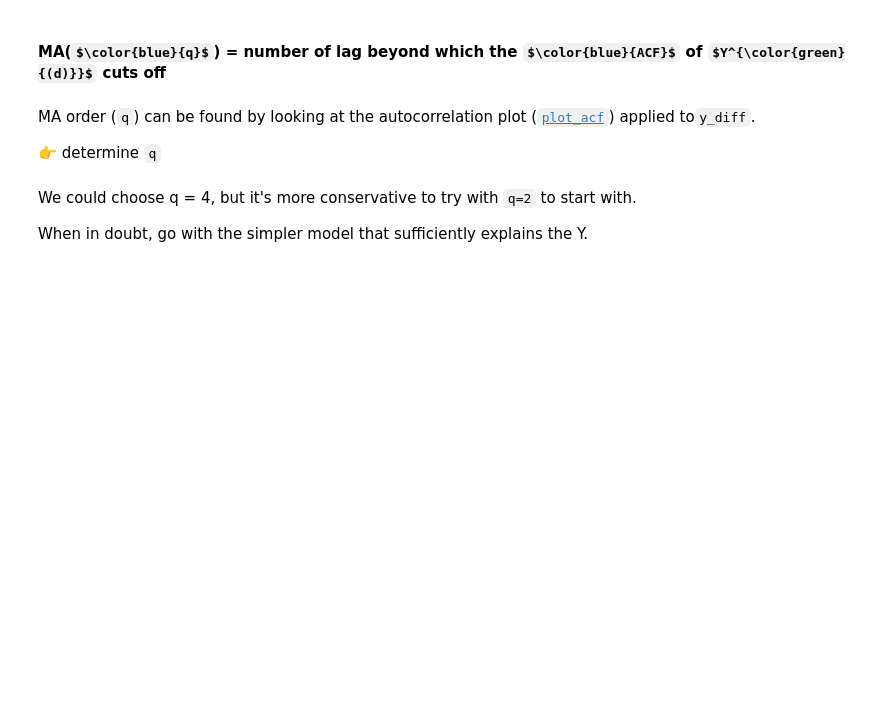
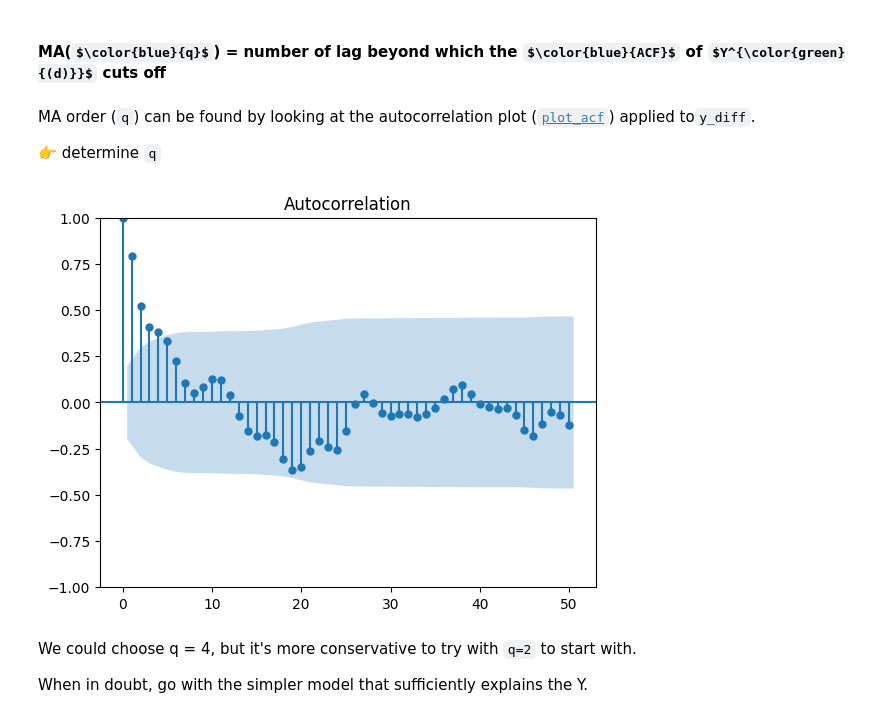
Before and after one commit to ninzyyy/lewagon, a Jupyter notebook: arima.ipynb, the cells around one changed output. Saved outputs shown, nothing was run; the diff lists cells and outputs as text; code cells hidden in the pictures; some formulas as TeX source; blank space fills up the shorter version.

```diff
--- a/arima.ipynb
+++ b/arima.ipynb
@@ -84,6 +155,10 @@ MA order (`q`) can be found by looking at the autocorrelation plot ([`plot_acf`]
 from statsmodels.graphics.tsaplots import plot_acf, plot_pacf
 # %%
 # YOUR CODE HERE
+plot_acf(y_diff, lags=50)
+plt.show()
+# %% [output]
+[figure, added]
 # %% [markdown]
 We could choose q = 4, but it's more conservative to try with `q=2` to start with.
 
```
Also changed, not shown: parts of 31 cells of this notebook.
